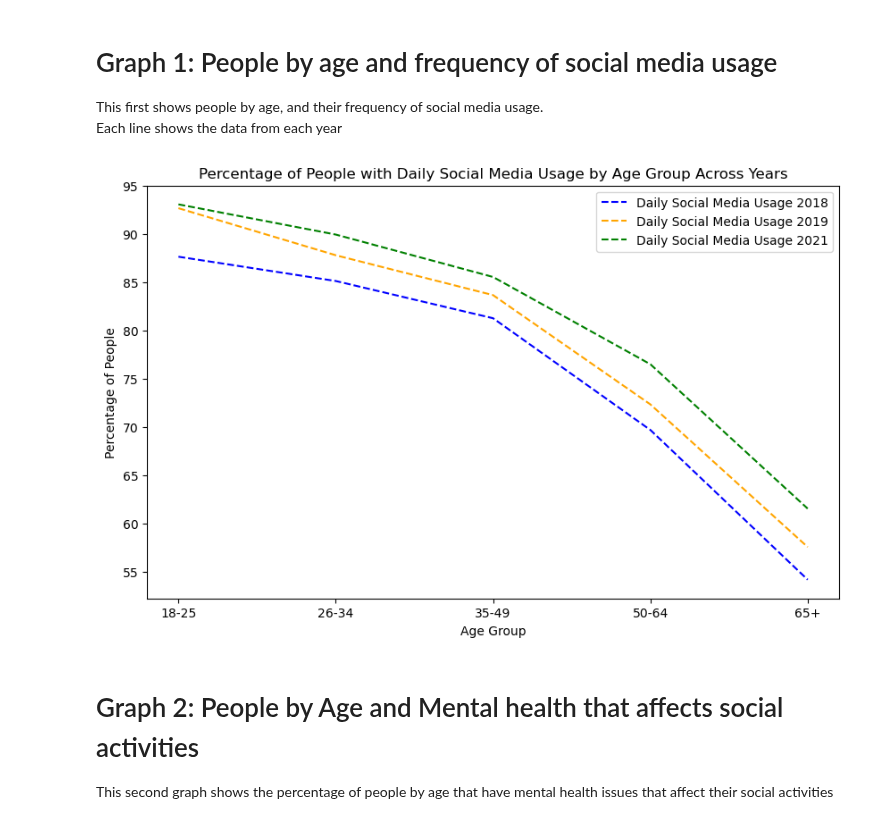
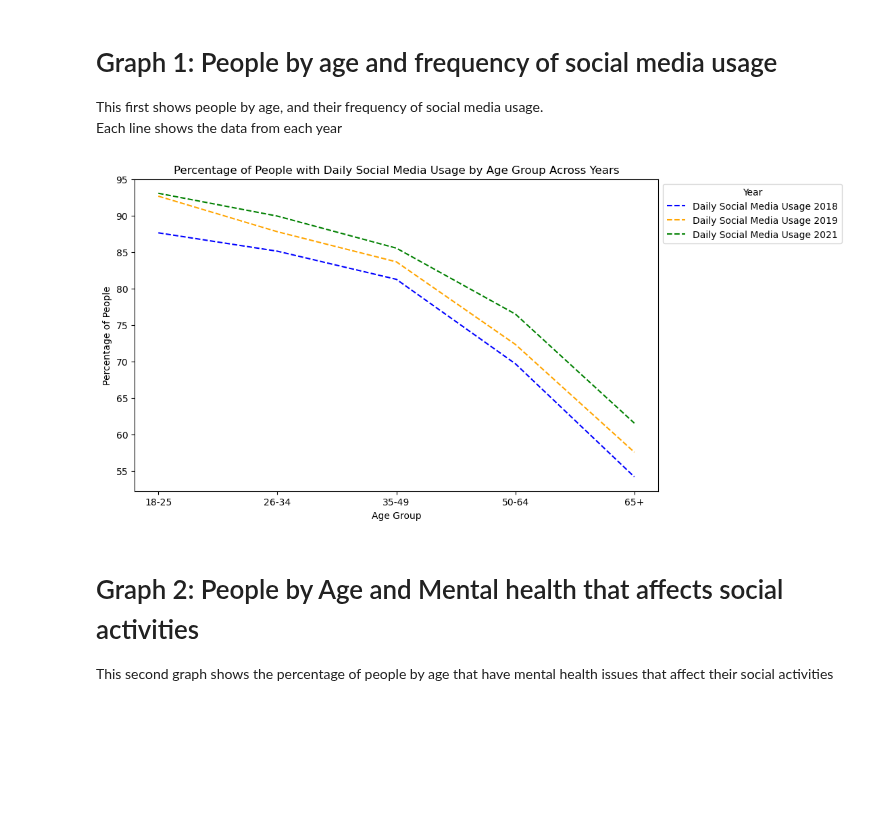
Before and after one commit to uic-cs418/group-project-gamon, a Jupyter notebook: eng.ipynb, the cells around one changed output. Saved outputs shown, nothing was run; the diff lists cells and outputs as text; code cells hidden in the pictures; blank space fills up the shorter version.

Commit message:
Updated Legend Placement in Graphs

```diff
--- a/eng.ipynb
+++ b/eng.ipynb
@@ -98,35 +98,35 @@ def snsPlot(df, label, ax, color='blue', linestyle='--'):
 
     # Fill NaN with 0 where there are no counts
     high_sns['high_sns_count'] = high_sns['high_sns_count'].fillna(0)
 
     # Calculate the percentage
     high_sns['percentage'] = (high_sns['high_sns_count'] / high_sns['total']) * 100
 
     # Optional: Apply a moving average for smoothing
     high_sns['smoothed_percentage'] = high_sns['percentage'].rolling(window=3, min_periods=1).mean()
 
     # Plot using seaborn on the given axis object
     sns.lineplot(data=high_sns, x='age_group', y='smoothed_percentage', ax=ax, label=f"Daily Social Media Usage {label}", color=color, linestyle=linestyle)
 
 # Create a single figure and axis for all plots
 fig, ax = plt.subplots(figsize=(10, 6))
 
 # Call snsPlot for each DataFrame and year
 snsPlot(coreTrends2018df, '2018', ax, 'blue')
 snsPlot(coreTrends2019df, '2019', ax, 'orange')
 snsPlot(coreTrends2021df, '2021', ax, 'green')
 
 # Set titles and labels
 sns.set_palette("dark")
 plt.title('Percentage of People with Daily Social Media Usage by Age Group Across Years')
 plt.xlabel('Age Group')
 plt.ylabel('Percentage of People')
-plt.legend()
+plt.legend(title='Year', loc='upper left', bbox_to_anchor=(1,1))
 
 # Show the plot
 plt.show()
 # %% [output]
-[figure, old version]
+[figure, new version]
 # %% [markdown]
 # Graph 2: People by Age and Mental health that affects social activities
 This second graph shows the percentage of people by age that have mental health issues that affect their social activities
```
Also changed, not shown: parts of 4 cells of this notebook, 3 other files.
